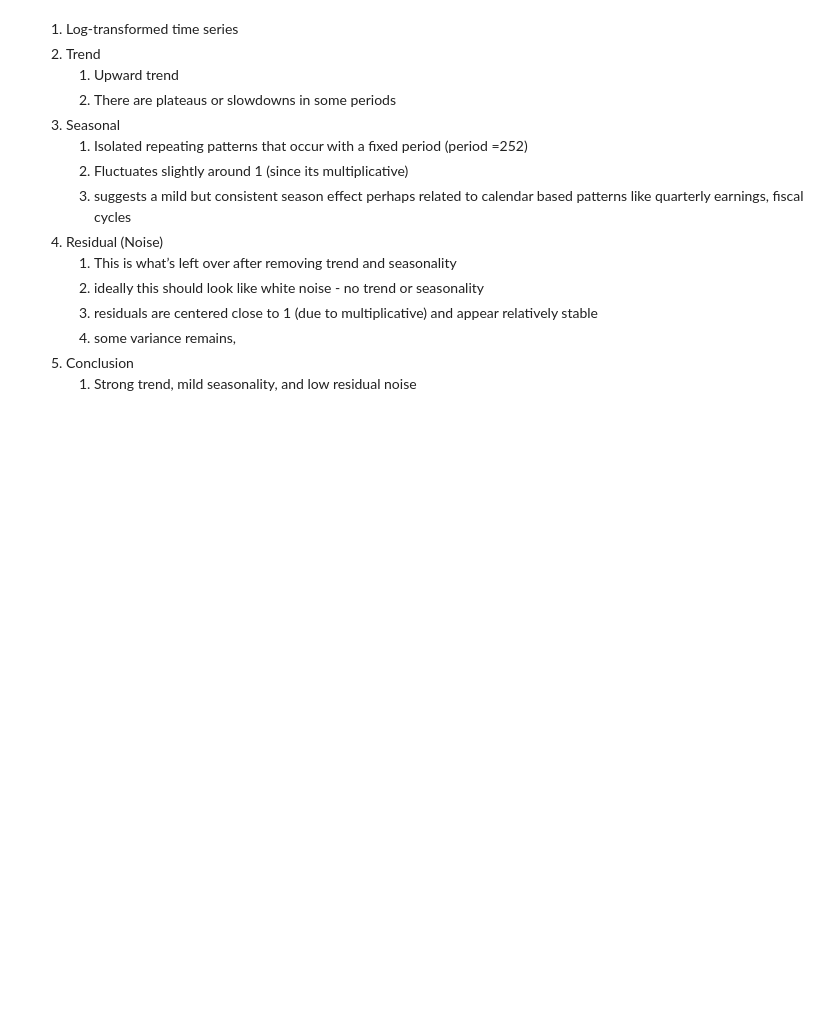
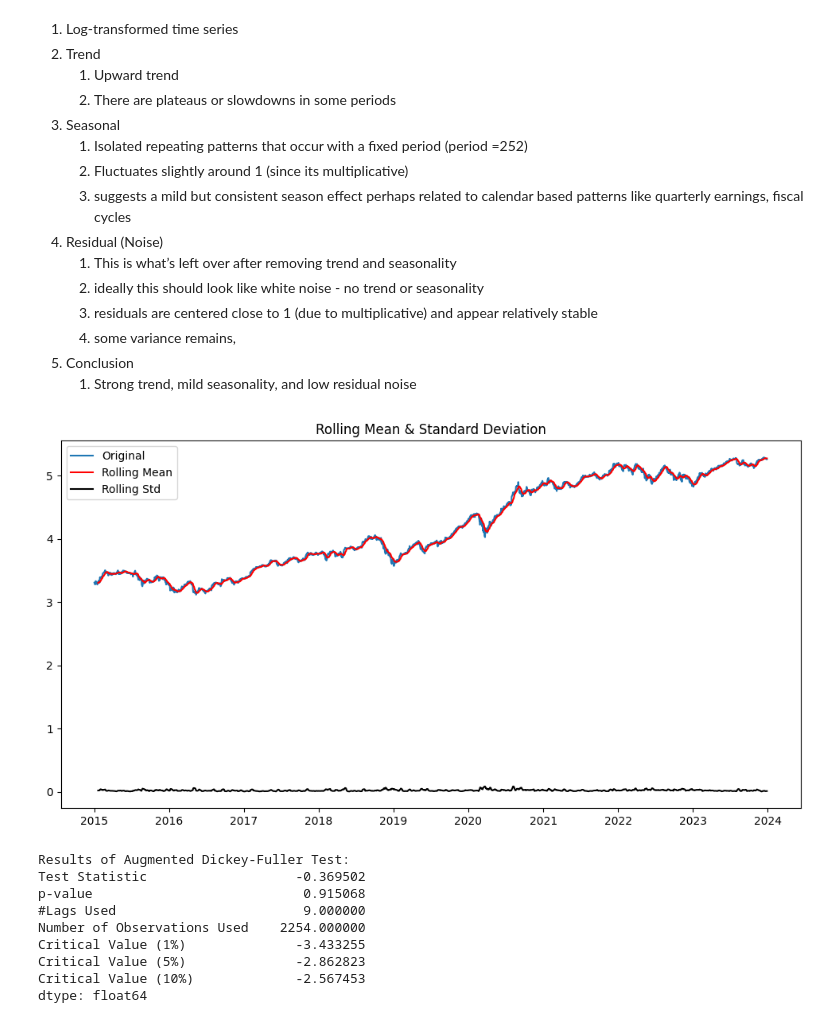
Before and after one commit to hankimmy/AAPL_ARIMA, a Jupyter notebook: arima.ipynb, the cells around one changed output. Saved outputs shown, nothing was run; the diff lists cells and outputs as text; code cells hidden in the pictures; blank space fills up the shorter version.

```diff
--- a/arima.ipynb
+++ b/arima.ipynb
@@ -138,3 +138,41 @@ plt.show()
     4. some variance remains,
 5. Conclusion
     1. Strong trend, mild seasonality, and low residual noise
+# %%
+from statsmodels.tsa.stattools import adfuller
+
+def test_stationarity(timeseries):
+    # Rolling statistics
+    rolmean = timeseries.rolling(window=12).mean()
+    rolstd = timeseries.rolling(window=12).std()
+
+    # Plot rolling statistics
+    plt.figure(figsize=(12,6))
+    plt.plot(timeseries, label='Original')
+    plt.plot(rolmean, color='red', label='Rolling Mean')
+    plt.plot(rolstd, color='black', label='Rolling Std')
+    plt.legend()
+    plt.title('Rolling Mean & Standard Deviation')
+    plt.show()
+
+    # Perform ADF test
+    print('Results of Augmented Dickey-Fuller Test:')
+    adf_test = adfuller(timeseries, autolag='AIC')
+    adf_output = pd.Series(adf_test[0:4], index=['Test Statistic','p-value','#Lags Used','Number of Observations Used'])
+    for key, value in adf_test[4].items():
+        adf_output['Critical Value (%s)' % key] = value
+    print(adf_output)
+
+# Test stationarity
+test_stationarity(df_log)
+# %% [output]
+[figure, added]
+Results of Augmented Dickey-Fuller Test:
+Test Statistic                   -0.369502
+p-value                           0.915068
+#Lags Used                        9.000000
+Number of Observations Used    2254.000000
+Critical Value (1%)              -3.433255
+Critical Value (5%)              -2.862823
+Critical Value (10%)             -2.567453
+dtype: float64
```
Also changed, not shown: parts of 3 cells of this notebook.
